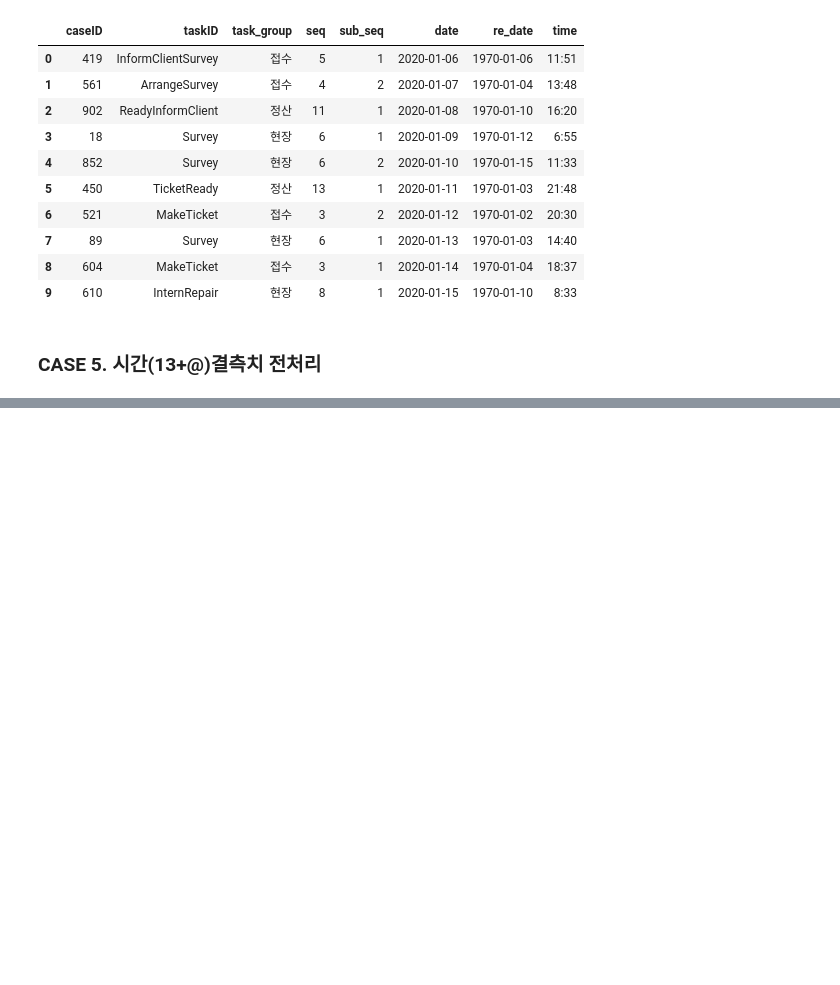
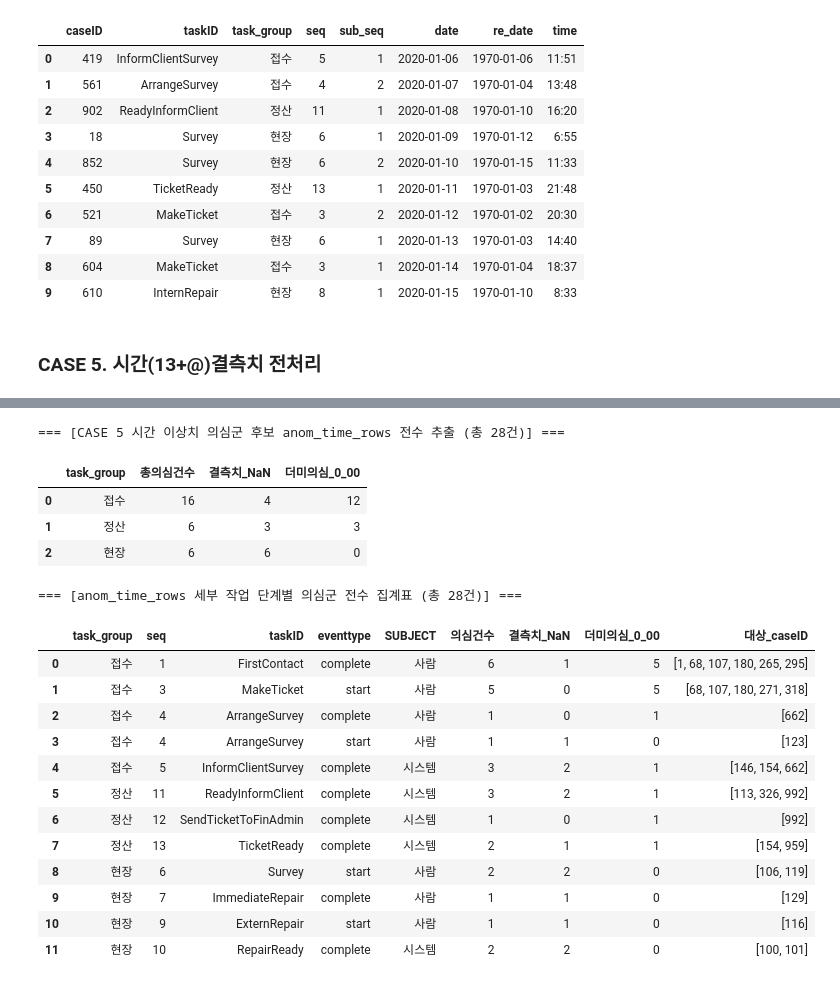
Before and after one commit to nus1245/puzzle_data, a Jupyter notebook: analysis.ipynb, the cells around one changed output, grey strips where cells are left out. Cells and saved outputs as stored; diff of their text form; code cells hidden in the pictures; blank space fills up the shorter version.

Commit message:
feat: complete CASE 1~5 preprocessing, evaluation scorecard, and export repair_cleaned.csv

```diff
--- a/analysis.ipynb
+++ b/analysis.ipynb
@@ -1643,0 +1554,49 @@ display(df.loc[survey_target_indices, ['caseID', 'taskID', 'eventtype', 'date',
+# %%
+# 1. 시간 결측(NaN 13건) 및 더미값('0:00' 15건) 총 28건 의심군 전수 추출
+time_cand_mask = df['time'].isna() | (df['time'] == '0:00')
+anom_time_rows = df[time_cand_mask].copy()
+
+# 2. 교정 반영용 re_time 컬럼 초기화
+anom_time_rows['이상치_유형'] = np.where(anom_time_rows['time'].isna(), '결측치(NaN)', '더미의심(0:00)')
+anom_time_rows['re_time'] = pd.NA
+
+# 3. 공정 그룹(task_group)별 의심군 건수 집계 대시보드 (총 28건 전수)
+group_summary_28 = anom_time_rows.groupby('task_group').agg(
+    총의심건수=('caseID', 'count'),
+    결측치_NaN=('time', lambda s: s.isna().sum()),
+    더미의심_0_00=('time', lambda s: (s == '0:00').sum())
+).reset_index()
+
+print(f"=== [CASE 5 시간 이상치 의심군 후보 anom_time_rows 전수 추출 (총 {len(anom_time_rows)}건)] ===")
+display(group_summary_28)
+
+# 4. 세부 작업 단계별 전수 진단표
+detail_summary_28 = anom_time_rows.groupby(['task_group', 'seq', 'taskID', 'eventtype', 'SUBJECT']).agg(
+    의심건수=('caseID', 'count'),
+    결측치_NaN=('time', lambda s: s.isna().sum()),
+    더미의심_0_00=('time', lambda s: (s == '0:00').sum()),
+    대상_caseID=('caseID', lambda s: sorted(list(s)))
+).reset_index()
+
+print("\n=== [anom_time_rows 세부 작업 단계별 의심군 전수 집계표 (총 28건)] ===")
+display(detail_summary_28)
+# %% [output]
+=== [CASE 5 시간 이상치 의심군 후보 anom_time_rows 전수 추출 (총 28건)] ===
+|  | task_group | 총의심건수 | 결측치_NaN | 더미의심_0_00 |
+| 0 | 접수 | 16 | 4 | 12 |
+| 1 | 정산 | 6 | 3 | 3 |
+| 2 | 현장 | 6 | 6 | 0 |
+=== [anom_time_rows 세부 작업 단계별 의심군 전수 집계표 (총 28건)] ===
+|  | task_group | seq | taskID | eventtype | SUBJECT | 의심건수 | 결측치_NaN | 더미의심_0_00 | 대상_caseID |
+| 0 | 접수 | 1 | FirstContact | complete | 사람 | 6 | 1 | 5 | [1, 68, 107, 180, 265, 295] |
+| 1 | 접수 | 3 | MakeTicket | start | 사람 | 5 | 0 | 5 | [68, 107, 180, 271, 318] |
+| 2 | 접수 | 4 | ArrangeSurvey | complete | 사람 | 1 | 0 | 1 | [662] |
+| 3 | 접수 | 4 | ArrangeSurvey | start | 사람 | 1 | 1 | 0 | [123] |
+| 4 | 접수 | 5 | InformClientSurvey | complete | 시스템 | 3 | 2 | 1 | [146, 154, 662] |
+| 5 | 정산 | 11 | ReadyInformClient | complete | 시스템 | 3 | 2 | 1 | [113, 326, 992] |
+| 6 | 정산 | 12 | SendTicketToFinAdmin | complete | 시스템 | 1 | 0 | 1 | [992] |
+| 7 | 정산 | 13 | TicketReady | complete | 시스템 | 2 | 1 | 1 | [154, 959] |
+| 8 | 현장 | 6 | Survey | start | 사람 | 2 | 2 | 0 | [106, 119] |
+| 9 | 현장 | 7 | ImmediateRepair | complete | 사람 | 1 | 1 | 0 | [129] |
+| 10 | 현장 | 9 | ExternRepair | start | 사람 | 1 | 1 | 0 | [116] |
+| 11 | 현장 | 10 | RepairReady | complete | 시스템 | 2 | 2 | 0 | [100, 101] |
```
Also changed, not shown: parts of 58 cells of this notebook, 8 other files.
